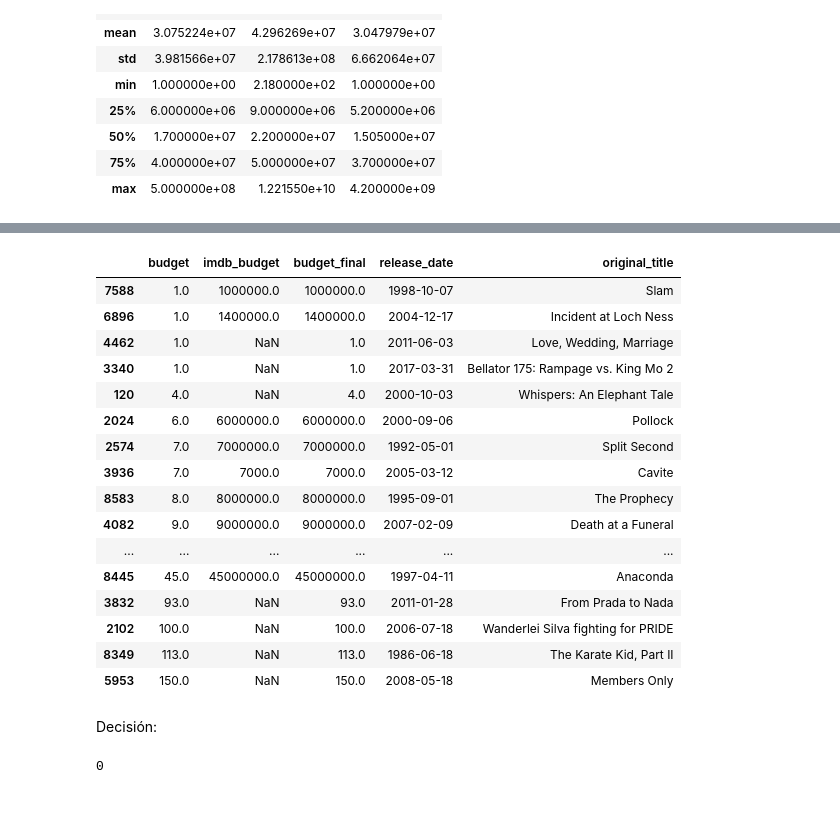
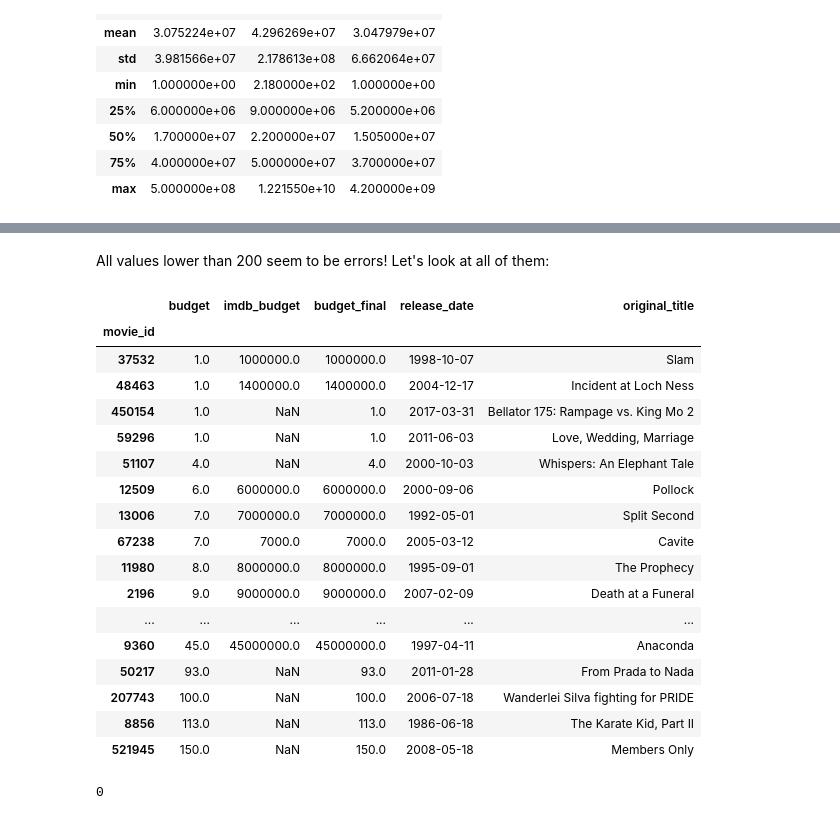
Before and after one commit to mandixbw/Cinema_KeysForSuccess, a Jupyter notebook: 06_Exploratory_Data_Analysis.ipynb, the cells around one changed output, grey strips where cells are left out. Cells and saved outputs as stored; diff of their text form; code cells hidden in the pictures.

```diff
--- a/06_Exploratory_Data_Analysis.ipynb
+++ b/06_Exploratory_Data_Analysis.ipynb
@@ -1594,0 +1472,8 @@ Name: revenue_final, dtype: float64
+# %%
+#We are going to add two columns that will keep the original values we got and that we are about to change:
+dfMoviesUS['revenue_tmdb_corrected'] = None
+dfMoviesUS['revenue_imdb_corrected'] = None
+# %%
+#We keep memory of the values we are about to change (values lower than $500):
+dfMoviesUS.loc[dfMoviesUS['revenue']<=500, 'revenue_tmdb_corrected'] = dfMoviesUS.loc[dfMoviesUS['revenue']<=500, 'revenue']
+dfMoviesUS.loc[dfMoviesUS['imdb_revenue']<=500, 'revenue_imdb_corrected'] = dfMoviesUS.loc[dfMoviesUS['imdb_revenue']<=500, 'imdb_revenue']
@@ -1594,0 +1575,4 @@ Name: revenue_final, dtype: float64
+# %%
+print(dfMoviesUS.shape[0])
+dfMoviesUS = dfMoviesUS[(dfMoviesUS['revenue_final'].notnull()) & (dfMoviesUS['release_date']>='1950-01-01')]
+print(dfMoviesUS.shape[0])
@@ -1723,4 +1625,0 @@ dfMoviesUS.shape[0]
-# %%
-#ACTUALIZACIÓN DE LA BASE!!!!!!!!!!!!!!!!!!!!!!!!!!!!!!
-dfMoviesUS = dfMoviesUS[dfMoviesUS['release_date']>'1949-12-31']
-dfMoviesUS.shape[0]
@@ -1767,28 +1677,24 @@ dfMoviesUS[(dfMoviesUS['budget']<=limit) & (dfMoviesUS['imdb_budget'].notnull())
+# %% [markdown]
+All values lower than 200 seem to be errors! Let's look at all of them:
 # %%
-#Independientemente de que imdb tenga dato, ¿cuántas pelis tengo con budget de menos de 200€?
-dfMoviesUS[dfMoviesUS['budget']<=200][['budget', 'imdb_budget', 'budget_final', 'release_date', 'original_title']].sort_values(by='budget')
+#All movies whose budget is lower than 200:
+dfMoviesUS[dfMoviesUS['budget']<200][['budget', 'imdb_budget', 'budget_final', 'release_date', 'original_title']].sort_values(by='budget')
 # %% [output]
 |  | budget | imdb_budget | budget_final | release_date | original_title |
-| 7588 | 1.0 | 1000000.0 | 1000000.0 | 1998-10-07 | Slam |
-| 6896 | 1.0 | 1400000.0 | 1400000.0 | 2004-12-17 | Incident at Loch Ness |
-| 4462 | 1.0 | NaN | 1.0 | 2011-06-03 | Love, Wedding, Marriage |
-| 3340 | 1.0 | NaN | 1.0 | 2017-03-31 | Bellator 175: Rampage vs. King Mo 2 |
-| 120 | 4.0 | NaN | 4.0 | 2000-10-03 | Whispers: An Elephant Tale |
-| 2024 | 6.0 | 6000000.0 | 6000000.0 | 2000-09-06 | Pollock |
-| 2574 | 7.0 | 7000000.0 | 7000000.0 | 1992-05-01 | Split Second |
-| 3936 | 7.0 | 7000.0 | 7000.0 | 2005-03-12 | Cavite |
-| 8583 | 8.0 | 8000000.0 | 8000000.0 | 1995-09-01 | The Prophecy |
-| 4082 | 9.0 | 9000000.0 | 9000000.0 | 2007-02-09 | Death at a Funeral |
+| movie_id |  |  |  |  |  |
+| 37532 | 1.0 | 1000000.0 | 1000000.0 | 1998-10-07 | Slam |
+| 48463 | 1.0 | 1400000.0 | 1400000.0 | 2004-12-17 | Incident at Loch Ness |
+| 450154 | 1.0 | NaN | 1.0 | 2017-03-31 | Bellator 175: Rampage vs. King Mo 2 |
+| 59296 | 1.0 | NaN | 1.0 | 2011-06-03 | Love, Wedding, Marriage |
+| 51107 | 4.0 | NaN | 4.0 | 2000-10-03 | Whispers: An Elephant Tale |
+| 12509 | 6.0 | 6000000.0 | 6000000.0 | 2000-09-06 | Pollock |
+| 13006 | 7.0 | 7000000.0 | 7000000.0 | 1992-05-01 | Split Second |
+| 67238 | 7.0 | 7000.0 | 7000.0 | 2005-03-12 | Cavite |
+| 11980 | 8.0 | 8000000.0 | 8000000.0 | 1995-09-01 | The Prophecy |
+| 2196 | 9.0 | 9000000.0 | 9000000.0 | 2007-02-09 | Death at a Funeral |
 | ... | ... | ... | ... | ... | ... |
-| 8445 | 45.0 | 45000000.0 | 45000000.0 | 1997-04-11 | Anaconda |
-| 3832 | 93.0 | NaN | 93.0 | 2011-01-28 | From Prada to Nada |
-| 2102 | 100.0 | NaN | 100.0 | 2006-07-18 | Wanderlei Silva fighting for PRIDE |
-| 8349 | 113.0 | NaN | 113.0 | 1986-06-18 | The Karate Kid, Part II |
-| 5953 | 150.0 | NaN | 150.0 | 2008-05-18 | Members Only |
+| 9360 | 45.0 | 45000000.0 | 45000000.0 | 1997-04-11 | Anaconda |
+| 50217 | 93.0 | NaN | 93.0 | 2011-01-28 | From Prada to Nada |
+| 207743 | 100.0 | NaN | 100.0 | 2006-07-18 | Wanderlei Silva fighting for PRIDE |
+| 8856 | 113.0 | NaN | 113.0 | 1986-06-18 | The Karate Kid, Part II |
+| 521945 | 150.0 | NaN | 150.0 | 2008-05-18 | Members Only |
-# %% [markdown]
-Decisión:
-# %%
-#En IMDB, no hay ninguna peli con budget <100. Siendo conservador (seguro que dejo errores), voy a anular todos los valores <100.
-dfMoviesUS[dfMoviesUS['imdb_budget']<100].shape[0]
-# %% [output]
-0
@@ -1803,0 +1701,5 @@ dfMoviesUS['budget_final'] = dfMoviesUS['budget'].combine_first(dfMoviesUS['imdb
+# %%
+#There are not any values in IMDb lower than $200:
+dfMoviesUS[dfMoviesUS['imdb_budget']<200].shape[0]
+# %% [output]
+0
```
Also changed, not shown: parts of 106 cells of this notebook, 1 other file.
